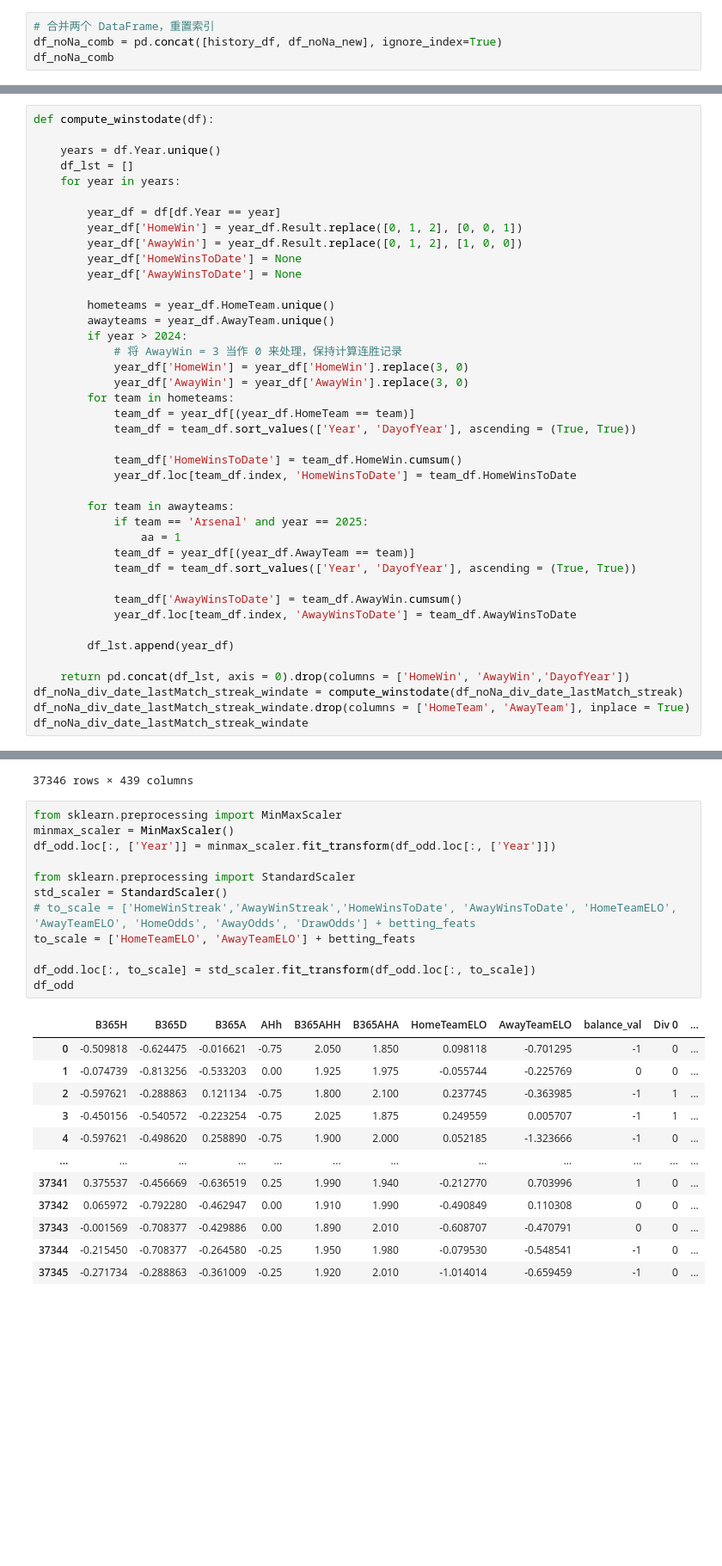
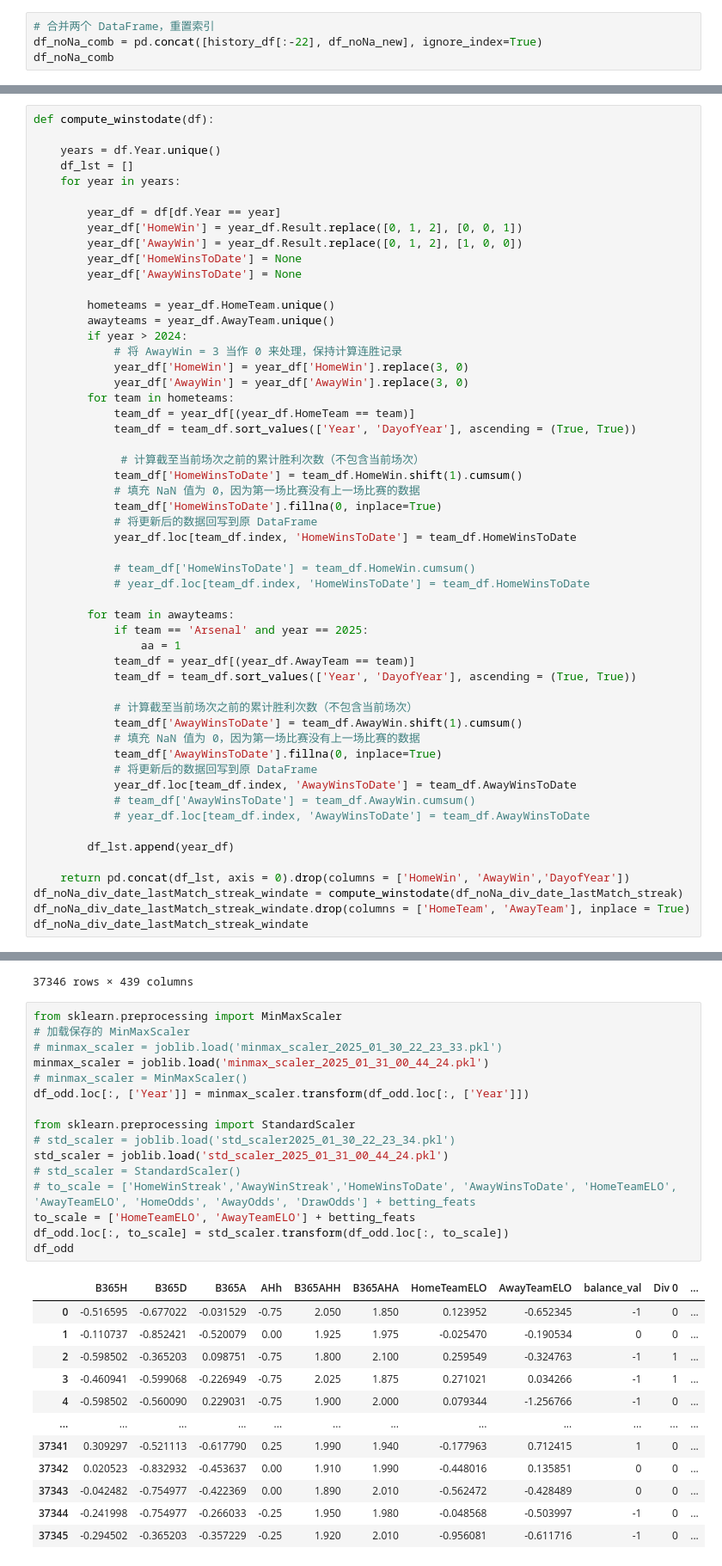
Before and after one commit to gefei456/orie4741-fp, a Jupyter notebook: evaluation_v1.ipynb, the cells around one changed output, grey strips where cells are left out. Shown: that part at 86% size. Cells and saved outputs as stored; diff of their text form; blank space fills up the shorter version.

```diff
--- a/evaluation_v1.ipynb
+++ b/evaluation_v1.ipynb
@@ -177,7 +245,7 @@ history_df
 37346 rows × 20 columns
 # %%
 # 合并两个 DataFrame，重置索引
-df_noNa_comb = pd.concat([history_df, df_noNa_new], ignore_index=True)
+df_noNa_comb = pd.concat([history_df[:-22], df_noNa_new], ignore_index=True)
 df_noNa_comb
 # %% [output]
 |  | Div | Date | HomeTeam | AwayTeam | FTHG | FTAG | FTR | B365H | B365D | B365A | WHH | ... |
@@ -378,8 +446,15 @@ def compute_winstodate(df):
             team_df = year_df[(year_df.HomeTeam == team)]
             team_df = team_df.sort_values(['Year', 'DayofYear'], ascending = (True, True))
 
-            team_df['HomeWinsToDate'] = team_df.HomeWin.cumsum()
+             # 计算截至当前场次之前的累计胜利次数（不包含当前场次）
+            team_df['HomeWinsToDate'] = team_df.HomeWin.shift(1).cumsum()
+            # 填充 NaN 值为 0，因为第一场比赛没有上一场比赛的数据
+            team_df['HomeWinsToDate'].fillna(0, inplace=True)
+            # 将更新后的数据回写到原 DataFrame
             year_df.loc[team_df.index, 'HomeWinsToDate'] = team_df.HomeWinsToDate
+
+            # team_df['HomeWinsToDate'] = team_df.HomeWin.cumsum()
+            # year_df.loc[team_df.index, 'HomeWinsToDate'] = team_df.HomeWinsToDate
 
         for team in awayteams:
             if team == 'Arsenal' and year == 2025:
@@ -387,8 +462,14 @@ def compute_winstodate(df):
             team_df = year_df[(year_df.AwayTeam == team)]
             team_df = team_df.sort_values(['Year', 'DayofYear'], ascending = (True, True))
 
-            team_df['AwayWinsToDate'] = team_df.AwayWin.cumsum()
+            # 计算截至当前场次之前的累计胜利次数（不包含当前场次）
+            team_df['AwayWinsToDate'] = team_df.AwayWin.shift(1).cumsum()
+            # 填充 NaN 值为 0，因为第一场比赛没有上一场比赛的数据
+            team_df['AwayWinsToDate'].fillna(0, inplace=True)
+            # 将更新后的数据回写到原 DataFrame
             year_df.loc[team_df.index, 'AwayWinsToDate'] = team_df.AwayWinsToDate
+            # team_df['AwayWinsToDate'] = team_df.AwayWin.cumsum()
+            # year_df.loc[team_df.index, 'AwayWinsToDate'] = team_df.AwayWinsToDate
 
         df_lst.append(year_df)
 
@@ -460,29 +541,33 @@ df_odd
 37346 rows × 439 columns
 # %%
 from sklearn.preprocessing import MinMaxScaler
-minmax_scaler = MinMaxScaler()
-df_odd.loc[:, ['Year']] = minmax_scaler.fit_transform(df_odd.loc[:, ['Year']])
+# 加载保存的 MinMaxScaler
+# minmax_scaler = joblib.load('minmax_scaler_2025_01_30_22_23_33.pkl')
+minmax_scaler = joblib.load('minmax_scaler_2025_01_31_00_44_24.pkl')
+# minmax_scaler = MinMaxScaler()
+df_odd.loc[:, ['Year']] = minmax_scaler.transform(df_odd.loc[:, ['Year']])
 
 from sklearn.preprocessing import StandardScaler
-std_scaler = StandardScaler()
+# std_scaler = joblib.load('std_scaler2025_01_30_22_23_34.pkl')
+std_scaler = joblib.load('std_scaler_2025_01_31_00_44_24.pkl')
+# std_scaler = StandardScaler()
 # to_scale = ['HomeWinStreak','AwayWinStreak','HomeWinsToDate', 'AwayWinsToDate', 'HomeTeamELO', 'AwayTeamELO', 'HomeOdds', 'AwayOdds', 'DrawOdds'] + betting_feats
 to_scale = ['HomeTeamELO', 'AwayTeamELO'] + betting_feats
-
-df_odd.loc[:, to_scale] = std_scaler.fit_transform(df_odd.loc[:, to_scale])
+df_odd.loc[:, to_scale] = std_scaler.transform(df_odd.loc[:, to_scale])
 df_odd
 # %% [output]
 |  | B365H | B365D | B365A | AHh | B365AHH | B365AHA | HomeTeamELO | AwayTeamELO | balance_val | Div 0 | ... |
-| 0 | -0.509818 | -0.624475 | -0.016621 | -0.75 | 2.050 | 1.850 | 0.098118 | -0.701295 | -1 | 0 | ... |
-| 1 | -0.074739 | -0.813256 | -0.533203 | 0.00 | 1.925 | 1.975 | -0.055744 | -0.225769 | 0 | 0 | ... |
-| 2 | -0.597621 | -0.288863 | 0.121134 | -0.75 | 1.800 | 2.100 | 0.237745 | -0.363985 | -1 | 1 | ... |
-| 3 | -0.450156 | -0.540572 | -0.223254 | -0.75 | 2.025 | 1.875 | 0.249559 | 0.005707 | -1 | 1 | ... |
-| 4 | -0.597621 | -0.498620 | 0.258890 | -0.75 | 1.900 | 2.000 | 0.052185 | -1.323666 | -1 | 0 | ... |
+| 0 | -0.516595 | -0.677022 | -0.031529 | -0.75 | 2.050 | 1.850 | 0.123952 | -0.652345 | -1 | 0 | ... |
+| 1 | -0.110737 | -0.852421 | -0.520079 | 0.00 | 1.925 | 1.975 | -0.025470 | -0.190534 | 0 | 0 | ... |
+| 2 | -0.598502 | -0.365203 | 0.098751 | -0.75 | 1.800 | 2.100 | 0.259549 | -0.324763 | -1 | 1 | ... |
+| 3 | -0.460941 | -0.599068 | -0.226949 | -0.75 | 2.025 | 1.875 | 0.271021 | 0.034266 | -1 | 1 | ... |
+| 4 | -0.598502 | -0.560090 | 0.229031 | -0.75 | 1.900 | 2.000 | 0.079344 | -1.256766 | -1 | 0 | ... |
 | ... | ... | ... | ... | ... | ... | ... | ... | ... | ... | ... | ... |
-| 37341 | 0.375537 | -0.456669 | -0.636519 | 0.25 | 1.990 | 1.940 | -0.212770 | 0.703996 | 1 | 0 | ... |
-| 37342 | 0.065972 | -0.792280 | -0.462947 | 0.00 | 1.910 | 1.990 | -0.490849 | 0.110308 | 0 | 0 | ... |
-| 37343 | -0.001569 | -0.708377 | -0.429886 | 0.00 | 1.890 | 2.010 | -0.608707 | -0.470791 | 0 | 0 | ... |
-| 37344 | -0.215450 | -0.708377 | -0.264580 | -0.25 | 1.950 | 1.980 | -0.079530 | -0.548541 | -1 | 0 | ... |
-| 37345 | -0.271734 | -0.288863 | -0.361009 | -0.25 | 1.920 | 2.010 | -1.014014 | -0.659459 | -1 | 0 | ... |
+| 37341 | 0.309297 | -0.521113 | -0.617790 | 0.25 | 1.990 | 1.940 | -0.177963 | 0.712415 | 1 | 0 | ... |
+| 37342 | 0.020523 | -0.832932 | -0.453637 | 0.00 | 1.910 | 1.990 | -0.448016 | 0.135851 | 0 | 0 | ... |
+| 37343 | -0.042482 | -0.754977 | -0.422369 | 0.00 | 1.890 | 2.010 | -0.562472 | -0.428489 | 0 | 0 | ... |
+| 37344 | -0.241998 | -0.754977 | -0.266033 | -0.25 | 1.950 | 1.980 | -0.048568 | -0.503997 | -1 | 0 | ... |
+| 37345 | -0.294502 | -0.365203 | -0.357229 | -0.25 | 1.920 | 2.010 | -0.956081 | -0.611716 | -1 | 0 | ... |
 37346 rows × 439 columns
 # %%
 # 提取预测数据
```
Also changed, not shown: parts of 13 cells of this notebook, 15 other files.
